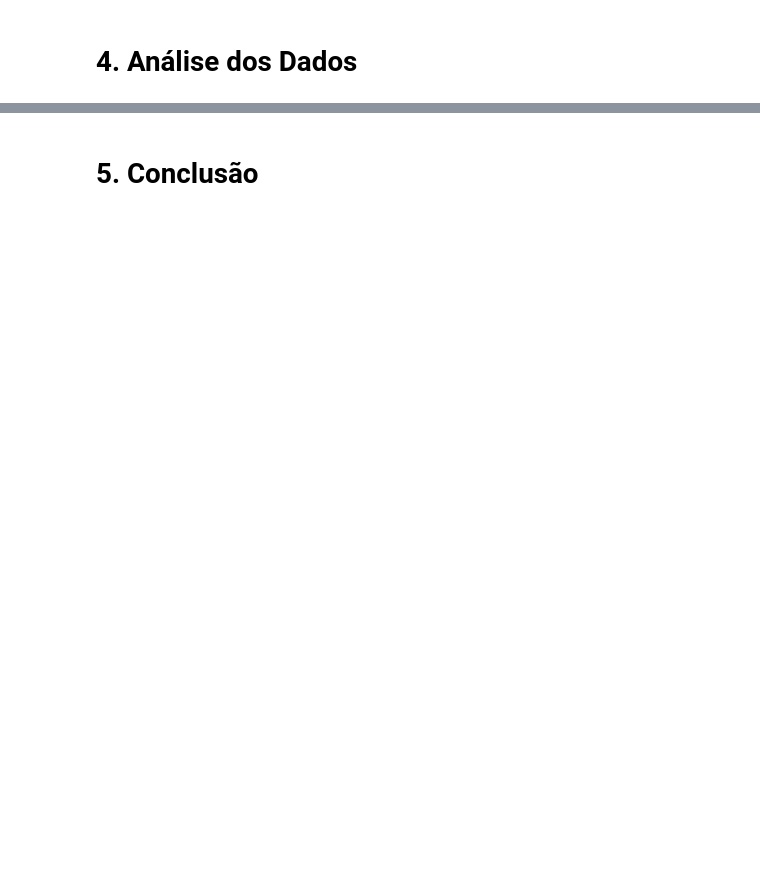
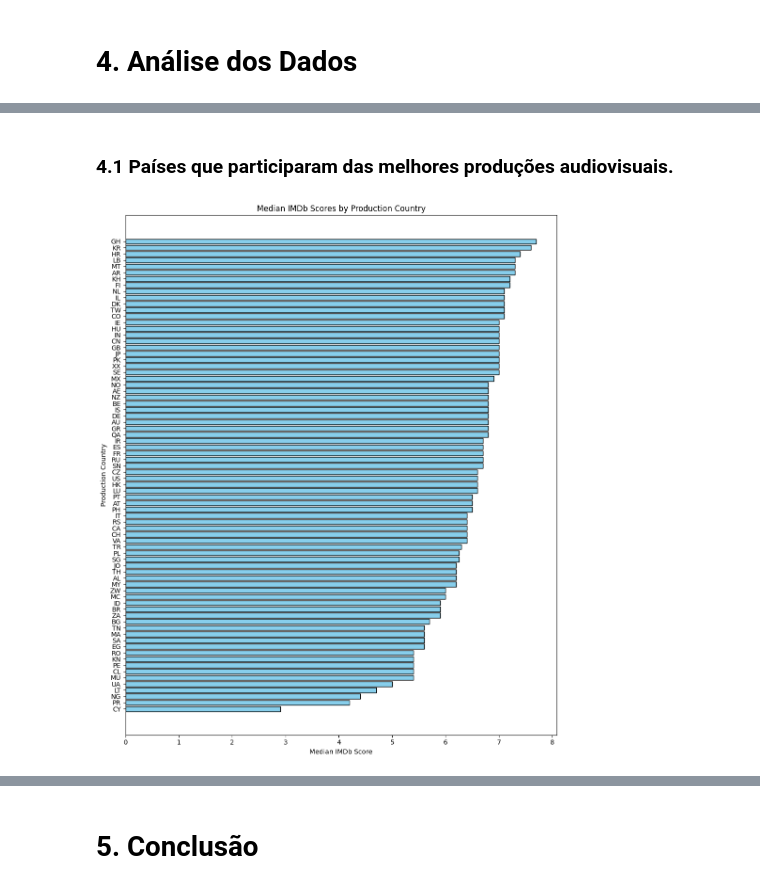
Before and after one commit to TomasValadao/DataVisualization-PUC-Rio, a Jupyter notebook: data_viz_mvp.ipynb, the cells around one changed output, grey strips where cells are left out. Drawn from its saved outputs; the diff is of its cells as text; code cells hidden in the pictures; blank space fills up the shorter version.

```diff
--- a/data_viz_mvp.ipynb
+++ b/data_viz_mvp.ipynb
@@ -325,0 +338,11 @@ df_cleaned.describe(include='all')
+# %%
+# Reduzindo o escopo das informações para que possamos ter uma análise mais aprofundada
+
+deletable_columns = ['description', 'age_certification', 'runtime', 'seasons', 'tmdb_popularity', 'tmdb_score']
+
+for column in deletable_columns:
+  if column in df_cleaned.columns:
+    df_cleaned.drop(columns=['description', 'age_certification', 'runtime', 'seasons', 'tmdb_popularity', 'tmdb_score'], inplace=True)
+
+
+df_cleaned.head(5)
@@ -325,0 +358,6 @@ df_cleaned.describe(include='all')
+# %%
+try:
+  df_cleaned['genres'] = df_cleaned['genres'].apply(ast.literal_eval)
+  df_cleaned['production_countries'] = df_cleaned['production_countries'].apply(ast.literal_eval)
+except:
+  print("Cast was already made.")
@@ -325,0 +385,10 @@ df_cleaned.describe(include='all')
+# %%
+# DataFrame que será utilizado para visualizar os dados dos países
+
+df_exploded_countries = df_cleaned.explode('production_countries')
+df_exploded_countries = df_exploded_countries.dropna(subset=['production_countries'])
+
+print(df_exploded_countries.shape)
+print(df_exploded_countries['production_countries'].unique())
+
+df_exploded_countries.head(5)
@@ -327,0 +418,19 @@ df_cleaned.describe(include='all')
+# %% [markdown]
+### 4.1 Países que participaram das melhores produções audiovisuais.
+# %%
+# Ordenando os países pela Mediana
+country_median_scores = df_exploded_countries.groupby('production_countries')['imdb_score'].median()
+country_median_scores_sorted = country_median_scores.sort_values(ascending=True)
+
+# Plot the median IMDb scores as a horizontal bar chart
+plt.figure(figsize=(10, 12))
+plt.barh(country_median_scores_sorted.index, country_median_scores_sorted.values, color='skyblue', edgecolor='black')
+
+plt.title('Median IMDb Scores by Production Country')
+plt.xlabel('Median IMDb Score')
+plt.ylabel('Production Country')
+
+plt.tight_layout()
+plt.show()
+# %% [output]
+[figure, added]
```
Also changed, not shown: parts of 21 cells of this notebook.
